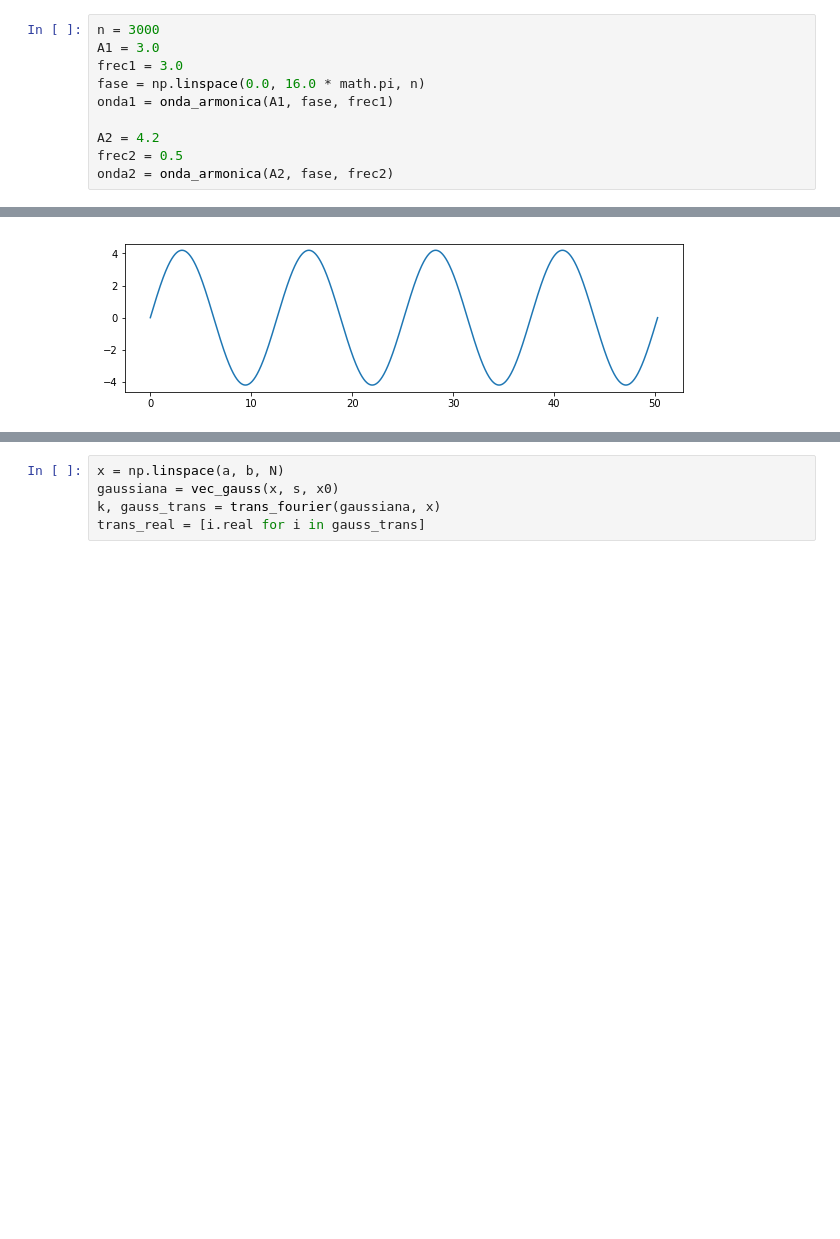
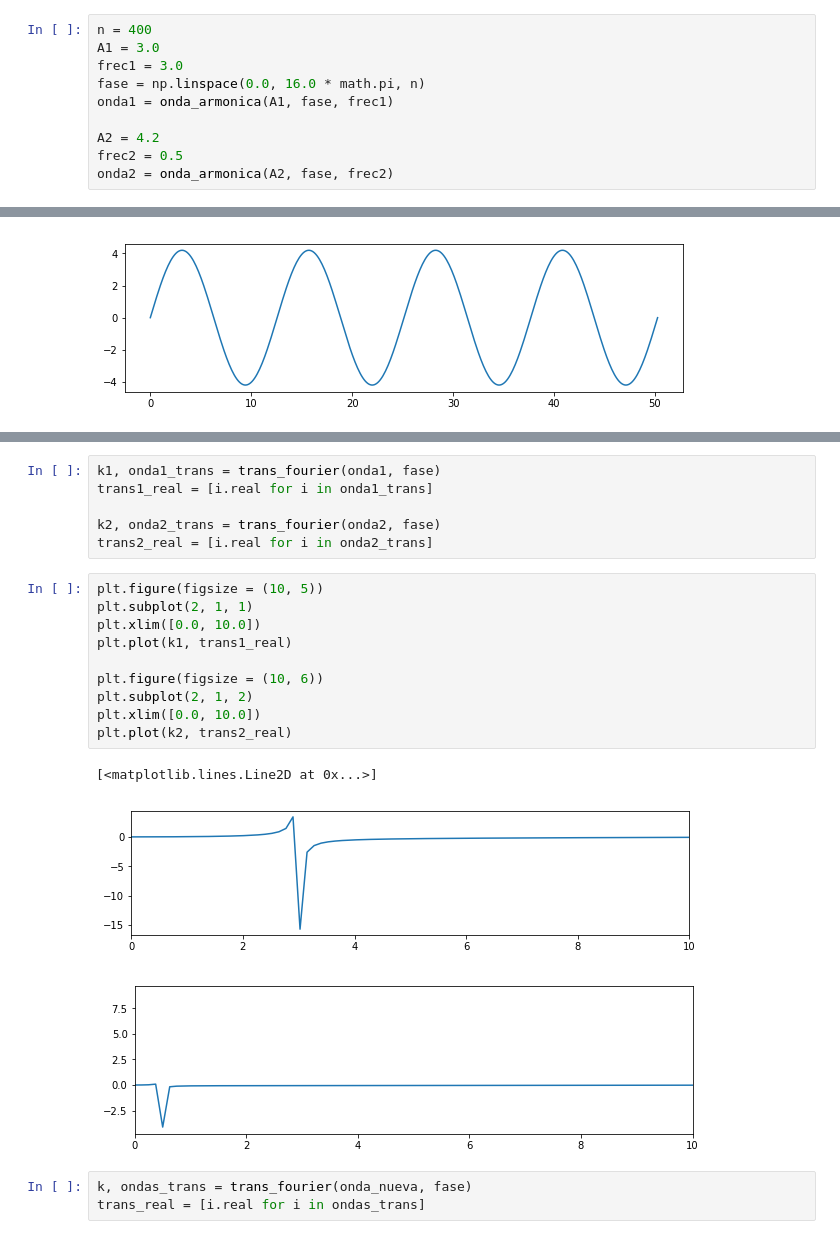
Before and after one commit to Pagutri/Fourier, a Jupyter notebook: codigo.ipynb, the cells around one changed output, grey strips where cells are left out. Cells and saved outputs as stored; diff of their text form; blank space fills up the shorter version.

```diff
--- a/codigo.ipynb
+++ b/codigo.ipynb
@@ -38,7 +37,7 @@ def trans_fourier(funcion, valores_x):
 
     return [valores_freq, np.array(f_k)]
 # %%
-n = 3000
+n = 400
 A1 = 3.0
 frec1 = 3.0
 fase = np.linspace(0.0, 16.0 * math.pi, n)
@@ -68,8 +65,26 @@ plt.plot(fase, sumar_ondas(onda1, onda2))
 # %% [output]
 [<matplotlib.lines.Line2D at 0x...>]
 [figure]
-# %%
-x = np.linspace(a, b, N)
-gaussiana = vec_gauss(x, s, x0)
-k, gauss_trans = trans_fourier(gaussiana, x)
-trans_real = [i.real for i in gauss_trans]
+# %%
+k1, onda1_trans = trans_fourier(onda1, fase)
+trans1_real = [i.real for i in onda1_trans]
+
+k2, onda2_trans = trans_fourier(onda2, fase)
+trans2_real = [i.real for i in onda2_trans]
+# %%
+plt.figure(figsize = (10, 5))
+plt.subplot(2, 1, 1)
+plt.xlim([0.0, 10.0])
+plt.plot(k1, trans1_real)
+
+plt.figure(figsize = (10, 6))
+plt.subplot(2, 1, 2)
+plt.xlim([0.0, 10.0])
+plt.plot(k2, trans2_real)
+# %% [output]
+[<matplotlib.lines.Line2D at 0x...>]
+[figure, added]
+[figure, added]
+# %%
+k, ondas_trans = trans_fourier(onda_nueva, fase)
+trans_real = [i.real for i in ondas_trans]
```
Also changed, not shown: parts of 6 cells of this notebook, 2 other files.
